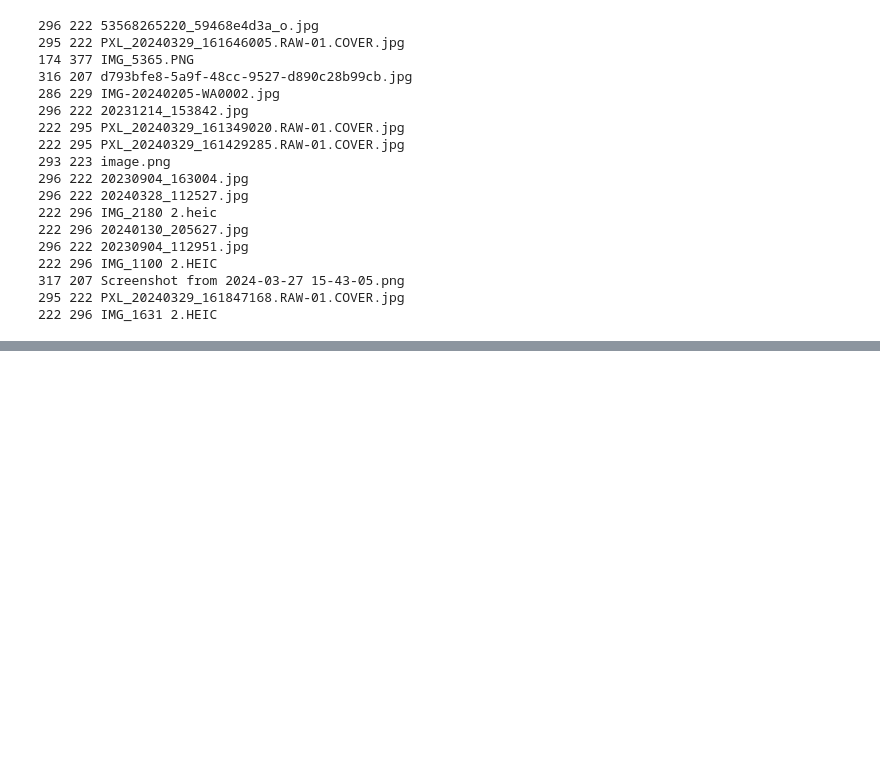
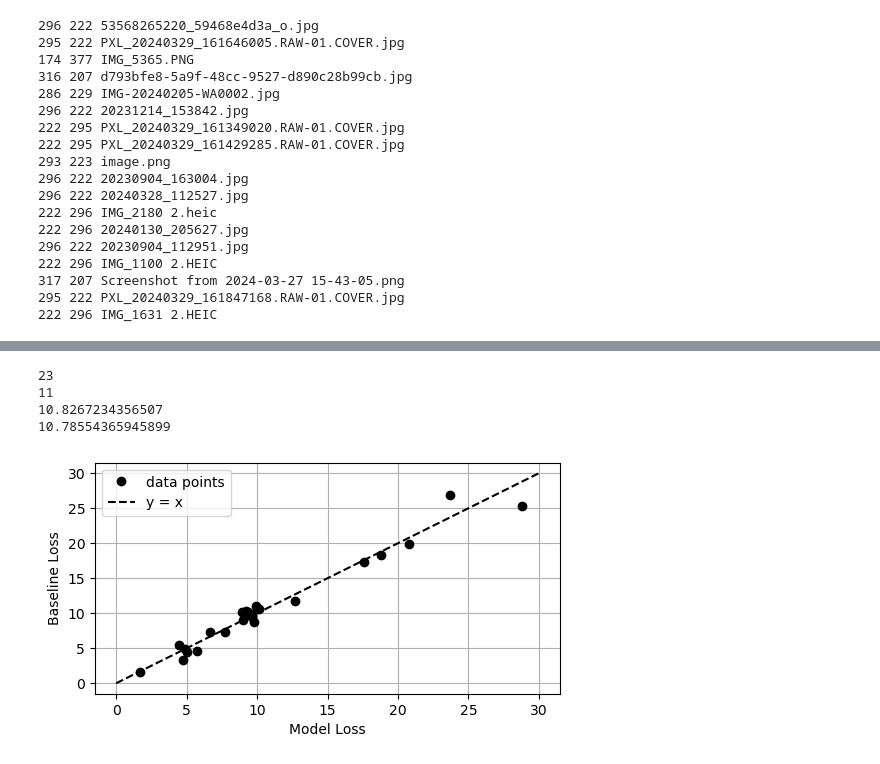
Before and after one commit to harry7557558/aps360-project, a Jupyter notebook: final_model_testing.ipynb, the cells around one changed output, grey strips where cells are left out. Cells and saved outputs as stored; diff of their text form; code cells hidden in the pictures; blank space fills up the shorter version.

```diff
--- a/final_model_testing.ipynb
+++ b/final_model_testing.ipynb
@@ -157,0 +203,19 @@ test_images/83834cab5c5a3a4175489bb66784c0a8.png
+# %%
+print(len(model_losses))
+print(np.sum(np.array(model_losses)<np.array(baseline_losses)))
+print(np.mean(model_losses))
+print(np.mean(baseline_losses))
+plt.figure(figsize=(6, 3))
+plt.plot(model_losses, baseline_losses, 'ko', label="data points")
+plt.plot([0, 30], [0, 30], 'k--', label="y = x")
+plt.xlabel("Model Loss")
+plt.ylabel("Baseline Loss")
+plt.legend()
+plt.grid()
+plt.show()
+# %% [output]
+23
+11
+10.8267234356507
+10.78554365945899
+[figure, added]
```
Also changed, not shown: parts of 2 cells of this notebook, 1 other file.
